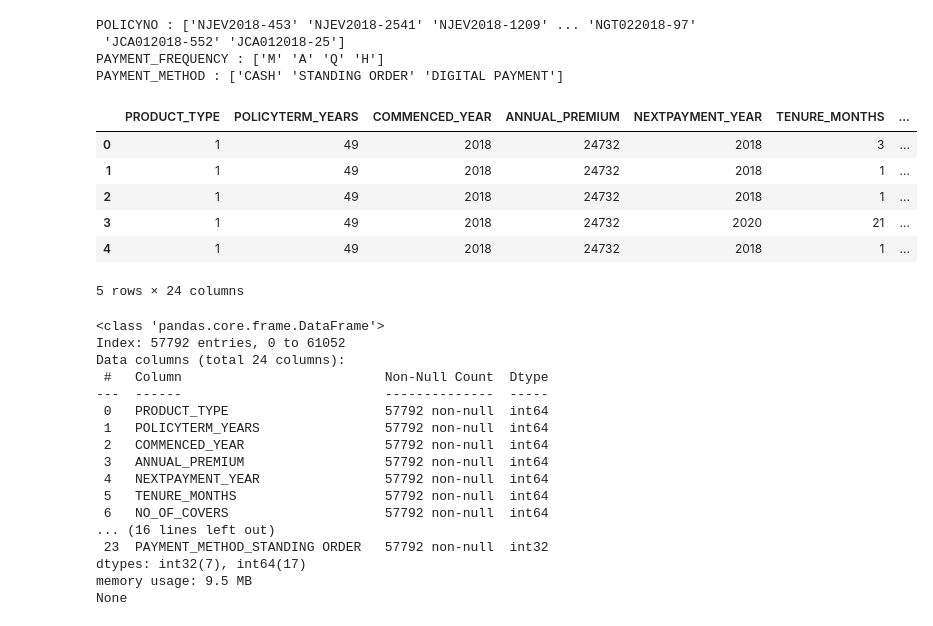
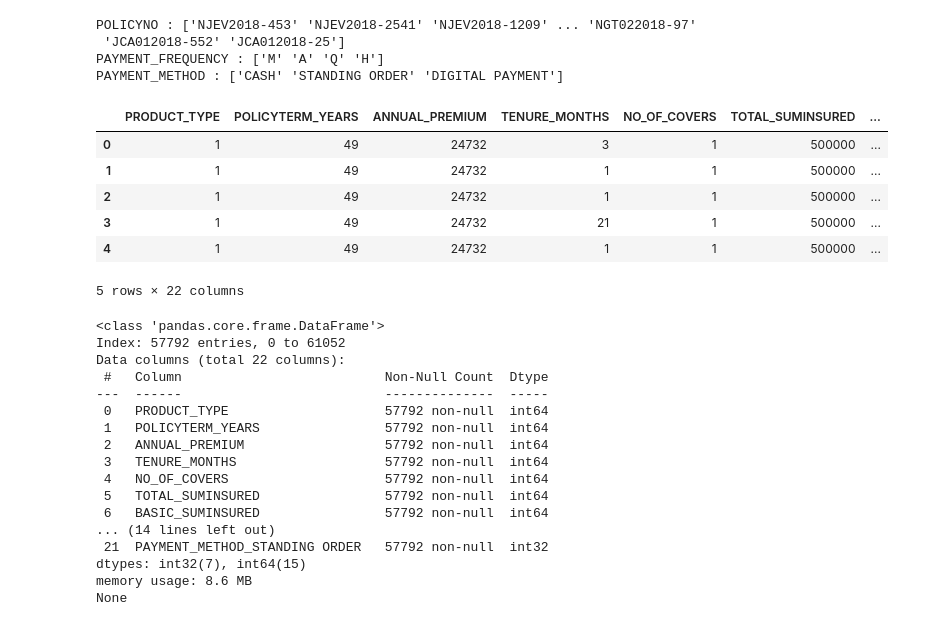
Before and after one commit to TNMedhavi/RSU50-K.A.T.N.Medhavi, a Jupyter notebook: RSU50_20249401_K.A.T.N.Medhavi.ipynb, the cells around one changed output. Saved outputs shown, nothing was run; the diff lists cells and outputs as text; code cells hidden in the pictures.

```diff
--- a/RSU50_20249401_K.A.T.N.Medhavi.ipynb
+++ b/RSU50_20249401_K.A.T.N.Medhavi.ipynb
@@ -862,33 +869,33 @@ columns_to_convert=['PAYMENT_FREQUENCY_A','PAYMENT_FREQUENCY_H','PAYMENT_FREQUEN
 
 dfe1[columns_to_convert] = dfe1[columns_to_convert].astype(int)
 # %%
-dfe1 = dfe1.drop(["POLICYNO"], axis = 1)
+dfe1 = dfe1.drop(["POLICYNO","COMMENCED_YEAR","NEXTPAYMENT_YEAR"], axis = 1)
 dfe1.head()
 # %% [output]
-|  | PRODUCT_TYPE | POLICYTERM_YEARS | COMMENCED_YEAR | ANNUAL_PREMIUM | NEXTPAYMENT_YEAR | TENURE_MONTHS | ... |
-| 0 | 1 | 49 | 2018 | 24732 | 2018 | 3 | ... |
-| 1 | 1 | 49 | 2018 | 24732 | 2018 | 1 | ... |
-| 2 | 1 | 49 | 2018 | 24732 | 2018 | 1 | ... |
-| 3 | 1 | 49 | 2018 | 24732 | 2020 | 21 | ... |
-| 4 | 1 | 49 | 2018 | 24732 | 2018 | 1 | ... |
+|  | PRODUCT_TYPE | POLICYTERM_YEARS | ANNUAL_PREMIUM | TENURE_MONTHS | NO_OF_COVERS | TOTAL_SUMINSURED | ... |
+| 0 | 1 | 49 | 24732 | 3 | 1 | 500000 | ... |
+| 1 | 1 | 49 | 24732 | 1 | 1 | 500000 | ... |
+| 2 | 1 | 49 | 24732 | 1 | 1 | 500000 | ... |
+| 3 | 1 | 49 | 24732 | 21 | 1 | 500000 | ... |
+| 4 | 1 | 49 | 24732 | 1 | 1 | 500000 | ... |
-5 rows × 24 columns
+5 rows × 22 columns
 # %%
 print(dfe1.info())
 # %% [output]
 <class 'pandas.core.frame.DataFrame'>
 Index: 57792 entries, 0 to 61052
-Data columns (total 24 columns):
+Data columns (total 22 columns):
  #   Column                          Non-Null Count  Dtype
 ---  ------                          --------------  -----
  0   PRODUCT_TYPE                    57792 non-null  int64
  1   POLICYTERM_YEARS                57792 non-null  int64
- 2   COMMENCED_YEAR                  57792 non-null  int64
- 3   ANNUAL_PREMIUM                  57792 non-null  int64
- 4   NEXTPAYMENT_YEAR                57792 non-null  int64
- 5   TENURE_MONTHS                   57792 non-null  int64
- 6   NO_OF_COVERS                    57792 non-null  int64
-... (16 lines left out)
- 23  PAYMENT_METHOD_STANDING ORDER   57792 non-null  int32
-dtypes: int32(7), int64(17)
-memory usage: 9.5 MB
+ 2   ANNUAL_PREMIUM                  57792 non-null  int64
+ 3   TENURE_MONTHS                   57792 non-null  int64
+ 4   NO_OF_COVERS                    57792 non-null  int64
+ 5   TOTAL_SUMINSURED                57792 non-null  int64
+ 6   BASIC_SUMINSURED                57792 non-null  int64
+... (14 lines left out)
+ 21  PAYMENT_METHOD_STANDING ORDER   57792 non-null  int32
+dtypes: int32(7), int64(15)
+memory usage: 8.6 MB
 None
```
Also changed, not shown: parts of 42 cells of this notebook.
